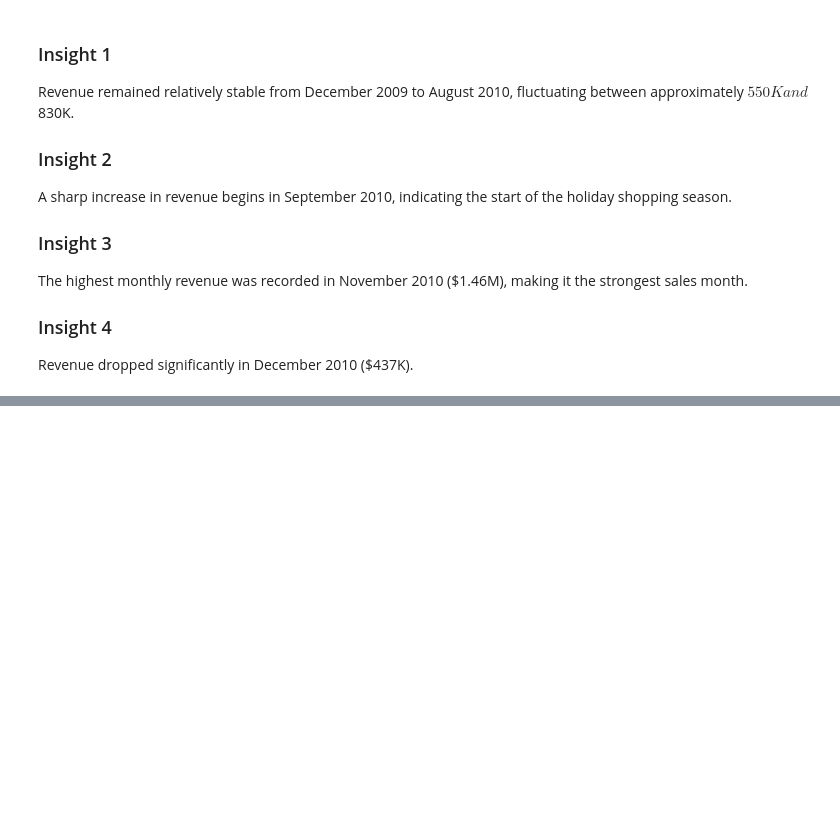
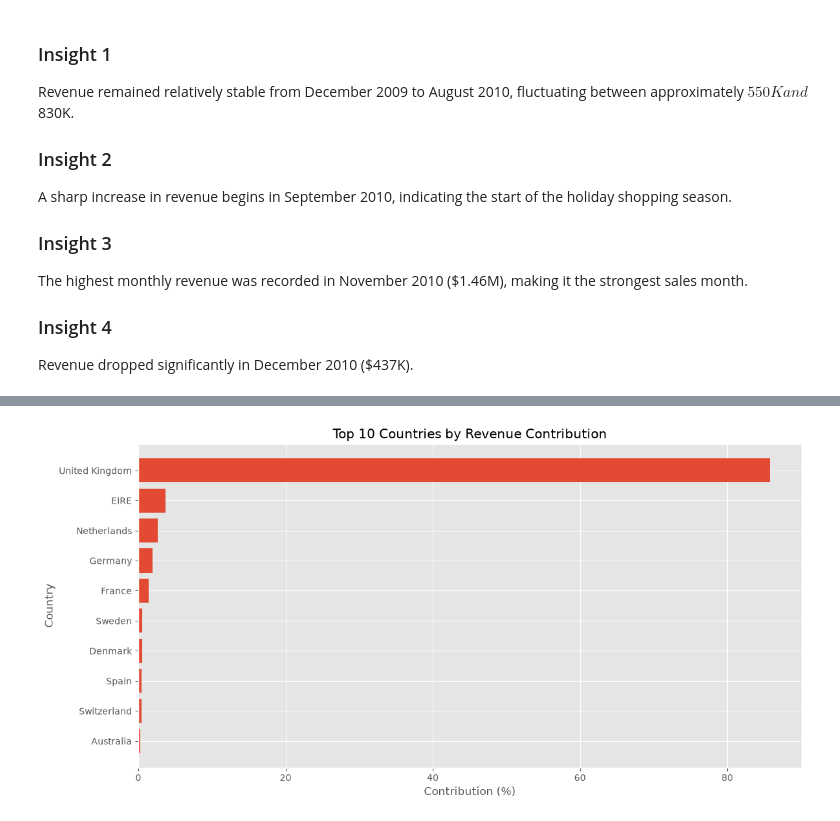
Before and after one commit to chandan1510/Retail_Decision_Intelligence, a Jupyter notebook: notebooks/04_EDA.ipynb, the cells around one changed output, grey strips where cells are left out. Drawn from its saved outputs; the diff is of its cells as text; code cells hidden in the pictures; blank space fills up the shorter version.

```diff
--- a/notebooks/04_EDA.ipynb
+++ b/notebooks/04_EDA.ipynb
@@ -262,0 +301,2 @@ Revenue dropped significantly in December 2010 ($437K).
+# %%
+country_revenue["Contribution%"] = (country_revenue["Revenue"] / country_revenue["Revenue"].sum() * 100)
@@ -262,0 +390,25 @@ Revenue dropped significantly in December 2010 ($437K).
+# %%
+#Seconday visualisation based on contribution percentage
+
+top10 = country_revenue.head(10)
+
+plt.figure(figsize=(12,6))
+
+plt.barh(
+    top10["Country"],
+    top10["Contribution%"]
+)
+
+plt.title("Top 10 Countries by Revenue Contribution")
+
+plt.xlabel("Contribution (%)")
+
+plt.ylabel("Country")
+
+plt.gca().invert_yaxis()
+
+plt.tight_layout()
+
+plt.show()
+# %% [output]
+[figure, added]
```
Also changed, not shown: parts of 9 cells of this notebook.
